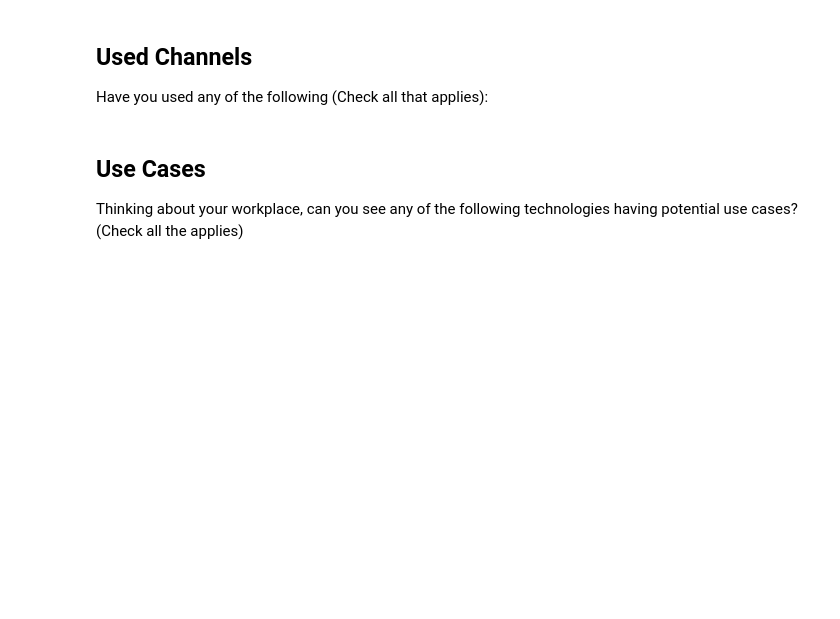
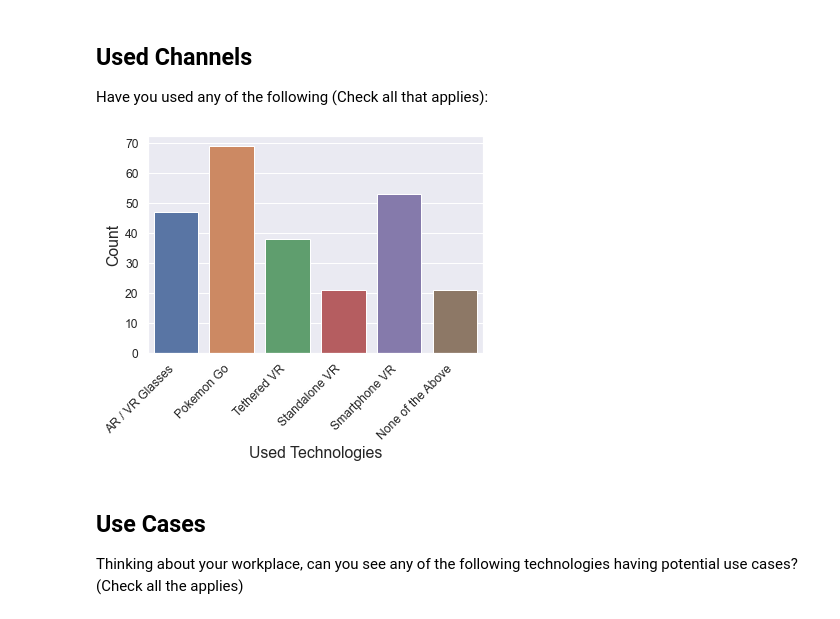
Before and after one commit to markhary/mktg3554_survey, a Jupyter notebook: holly.ipynb, the cells around one changed output. Drawn from its saved outputs; the diff is of its cells as text; code cells hidden in the pictures; blank space fills up the shorter version.

Commit message:
Used and Useful II

```diff
--- a/holly.ipynb
+++ b/holly.ipynb
@@ -339,3 +336,32 @@ Have you used any of the following (Check all that applies):
+# %%
+# Used                                      21
+USED_GLASSES = "AR / VR Glasses"
+USED_POKEMON = "Pokemon Go"
+USED_TETHERED = "Tethered VR"
+USED_STANDALONE = "Standalone VR"
+USED_SMARTPHONE = "Smartphone VR"
+USED_NONE = "None of the Above"
+
+columns = [USED_GLASSES, USED_POKEMON, USED_TETHERED,
+          USED_STANDALONE, USED_SMARTPHONE, USED_NONE]
+used_data = pd.DataFrame(columns=columns)
+used_data[USED_GLASSES] = survey_data["Used"].str.contains(USED_GLASSES)
+used_data[USED_POKEMON] = survey_data["Used"].str.contains(USED_POKEMON)
+used_data[USED_TETHERED] = survey_data["Used"].str.contains(USED_TETHERED)
+used_data[USED_STANDALONE] = survey_data["Used"].str.contains(USED_STANDALONE)
+used_data[USED_SMARTPHONE] = survey_data["Used"].str.contains(USED_SMARTPHONE)
+used_data[USED_NONE] = survey_data["Used"].str.contains("Not Applicable")
+used_data[USED_NONE] = survey_data["Used"].fillna(True)
+
+Used = used_data[used_data==True][columns].count();
+chart = sns.barplot(y=Used.values, x=Used.index);
+rotate_xlabels(chart)
+chart.set_xlabel("Used Technologies");
+chart.set_ylabel("Count");
+increase_axes(chart)
+save_figure(chart.get_figure(), 'Used');
+# %% [output]
+[figure, added]
 # %% [markdown]
 ## Use Cases
 Thinking about your workplace, can you see any of the following technologies having potential use cases? (Check all the applies)
```
Also changed, not shown: parts of 6 cells of this notebook.
